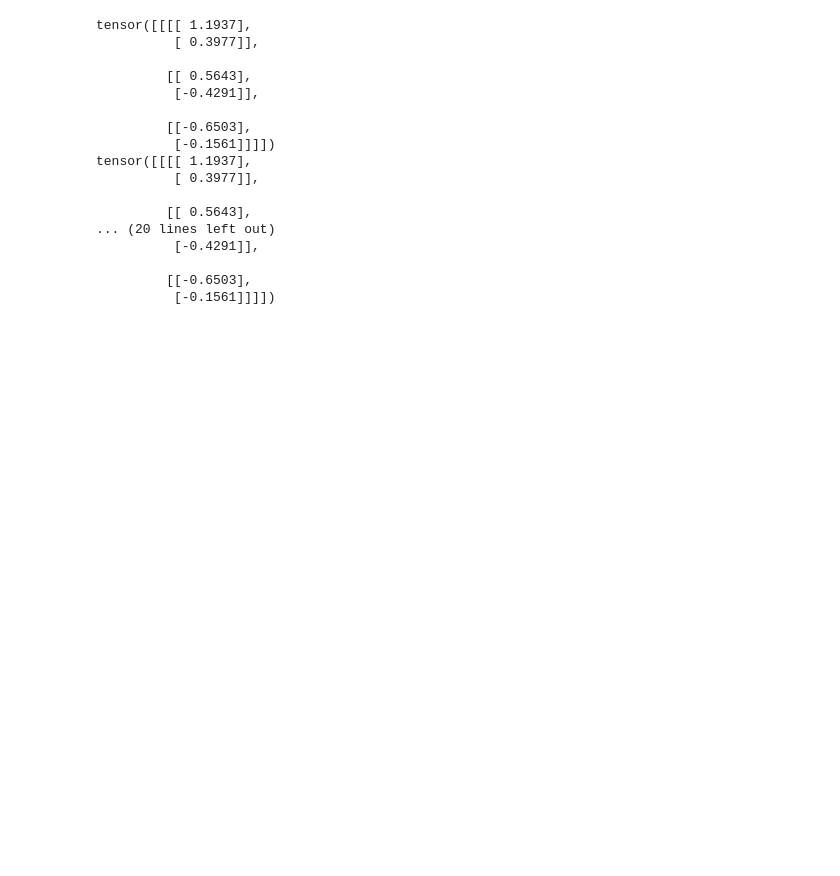
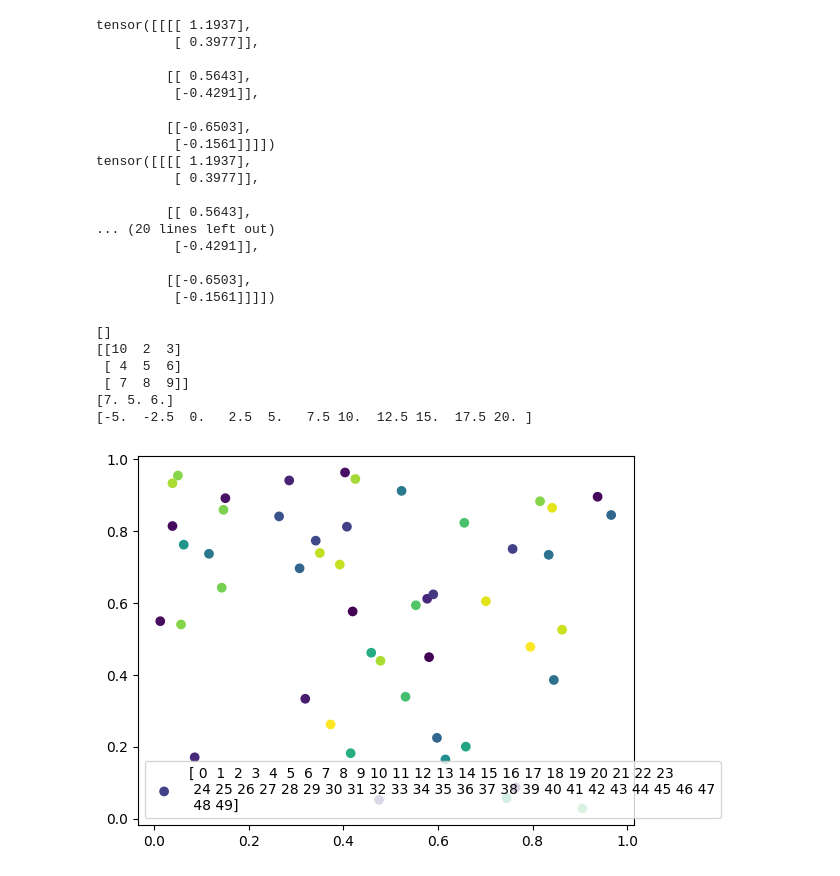
Before and after one commit to leeofaith/sionna, a Jupyter notebook: Jupyter Notebooks/Test.ipynb, the cells around one changed output. Saved outputs shown, nothing was run; the diff lists cells and outputs as text; code cells hidden in the pictures; blank space fills up the shorter version.

```diff
--- a/Jupyter Notebooks/Test.ipynb
+++ b/Jupyter Notebooks/Test.ipynb
@@ -3147,3 +3147,53 @@ tensor([[[[ 1.1937],
 
          [[-0.6503],
           [-0.1561]]]])
+# %%
+import numpy as np
+
+# 生成一个二维空数组
+arr = np.empty((0, 0))
+
+print(arr)
+
+arr = np.array([[1, 2, 3], [4, 5, 6], [7, 8, 9]])
+
+# 对二维数组的某个位置元素赋值
+row_index = 0  # 要赋值的行索引
+col_index = 0  # 要赋值的列索引
+value = 10  # 要赋的值
+
+arr[row_index, col_index] = value
+
+print(arr)
+
+
+column_means = np.mean(arr, axis=0)
+print(column_means)
+
+print(np.linspace(-5,20,11))
+
+import numpy as np
+import matplotlib.pyplot as plt
+
+# 生成示例数据
+x = np.random.rand(50)
+y = np.random.rand(50)
+colors = np.random.rand(50)
+labels = np.arange(50)
+
+# 绘制散点图
+plt.scatter(x, y, c=colors, label=labels)
+
+# 设置图例
+plt.legend()
+
+# 显示图像
+plt.show()
+# %% [output]
+[]
+[[10  2  3]
+ [ 4  5  6]
+ [ 7  8  9]]
+[7. 5. 6.]
+[-5.  -2.5  0.   2.5  5.   7.5 10.  12.5 15.  17.5 20. ]
+[figure, added]
```
Also changed, not shown: parts of 1 cell of this notebook, 4 other files.
